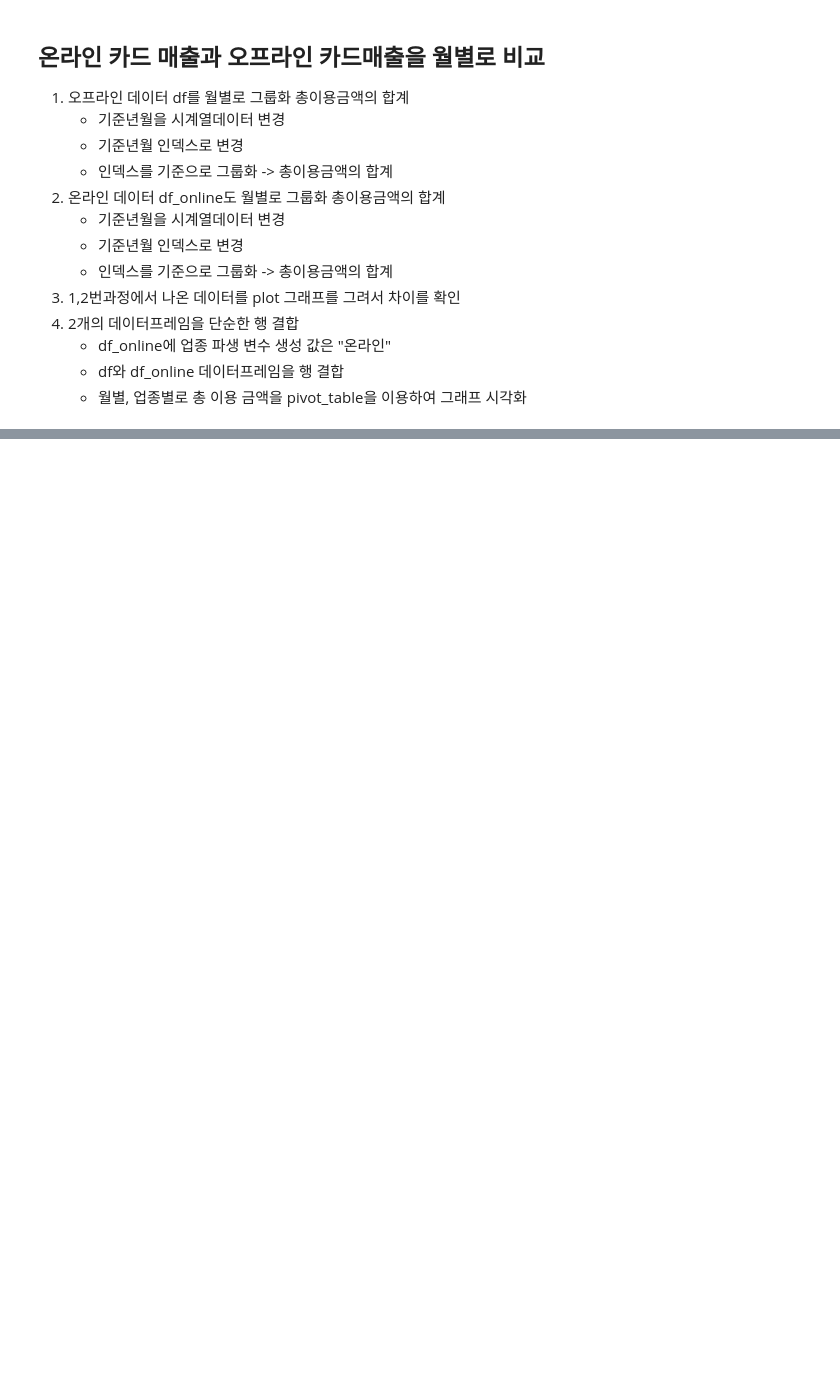
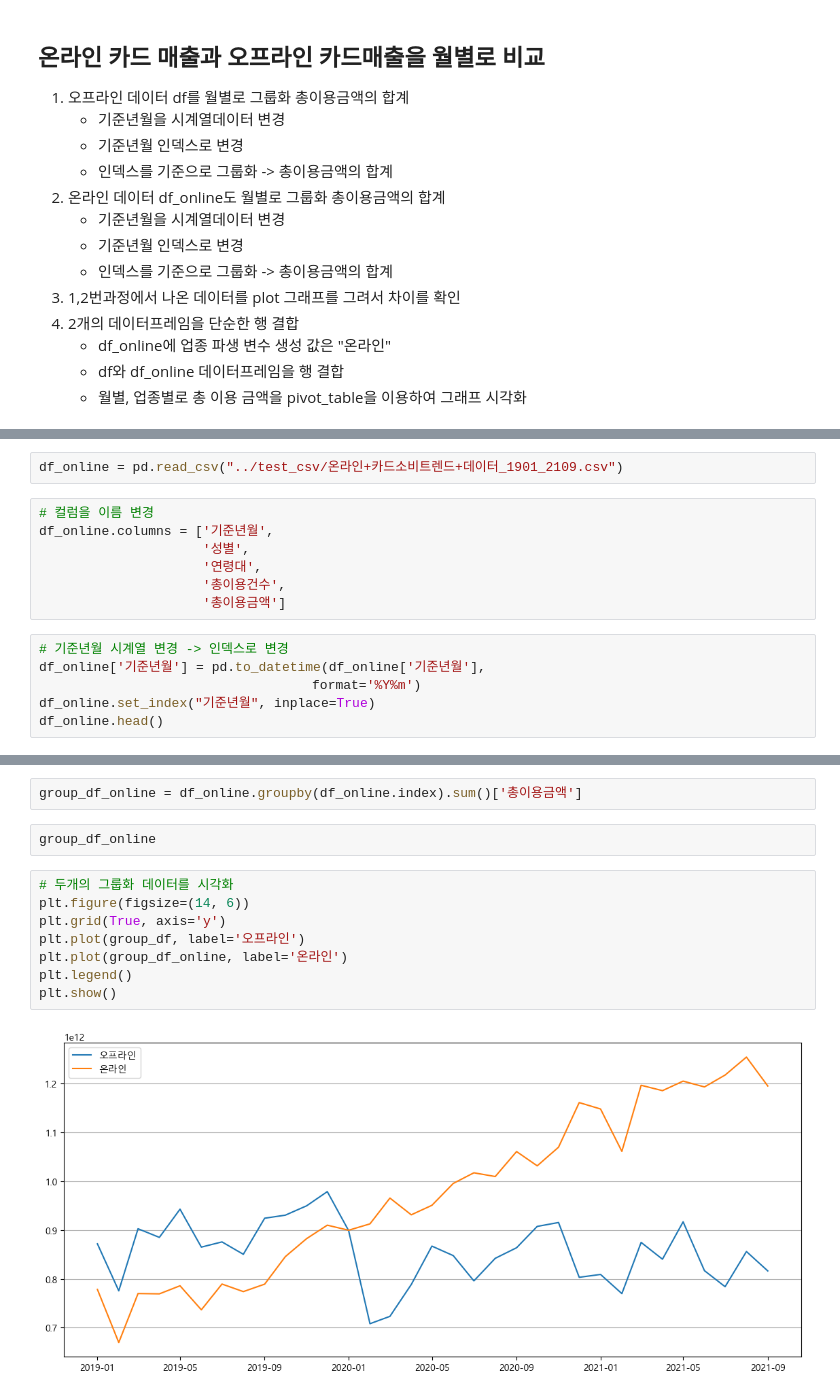
Before and after one commit to bsmoon-86/ezen-python, a Jupyter notebook: 230318/연습문제.ipynb, the cells around one changed output, grey strips where cells are left out. Saved outputs shown, nothing was run; the diff lists cells and outputs as text; blank space fills up the shorter version.

```diff
--- a/230318/연습문제.ipynb
+++ b/230318/연습문제.ipynb
@@ -37,0 +144,15 @@
+# %%
+df_online = pd.read_csv("../test_csv/온라인+카드소비트렌드+데이터_1901_2109.csv")
+# %%
+# 컬럼을 이름 변경
+df_online.columns = ['기준년월',
+                     '성별',
+                     '연령대',
+                     '총이용건수',
+                     '총이용금액']
+# %%
+# 기준년월 시계열 변경 -> 인덱스로 변경
+df_online['기준년월'] = pd.to_datetime(df_online['기준년월'],
+                                   format='%Y%m')
+df_online.set_index("기준년월", inplace=True)
+df_online.head()
@@ -37,0 +167,14 @@
+# %%
+group_df_online = df_online.groupby(df_online.index).sum()['총이용금액']
+# %%
+group_df_online
+# %%
+# 두개의 그룹화 데이터를 시각화
+plt.figure(figsize=(14, 6))
+plt.grid(True, axis='y')
+plt.plot(group_df, label='오프라인')
+plt.plot(group_df_online, label='온라인')
+plt.legend()
+plt.show()
+# %% [output]
+[figure, added]
```
Also changed, not shown: parts of 31 cells of this notebook.
